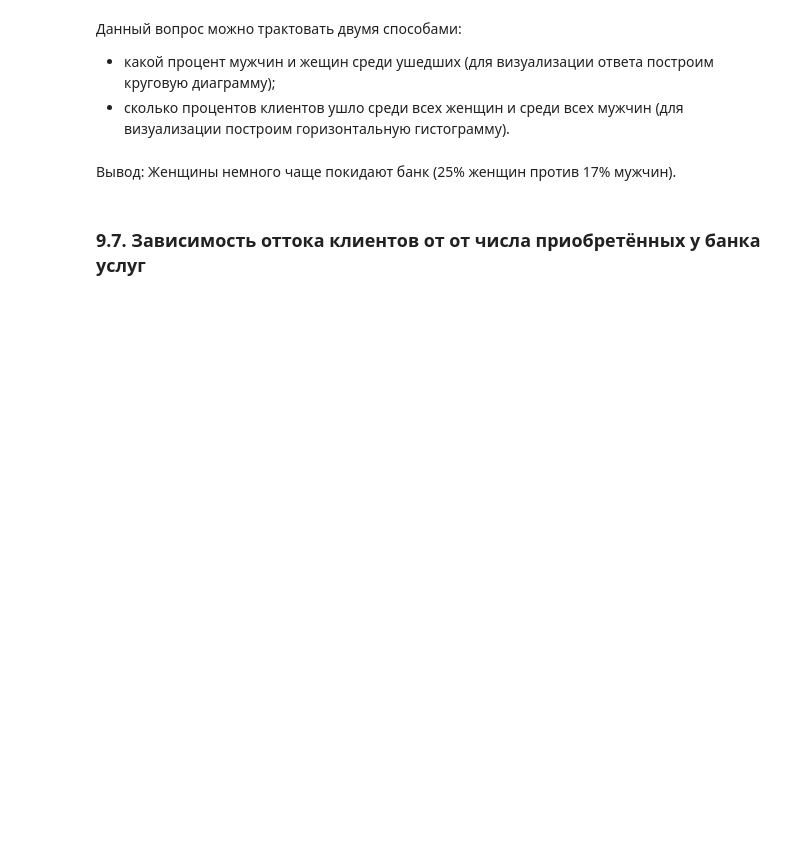
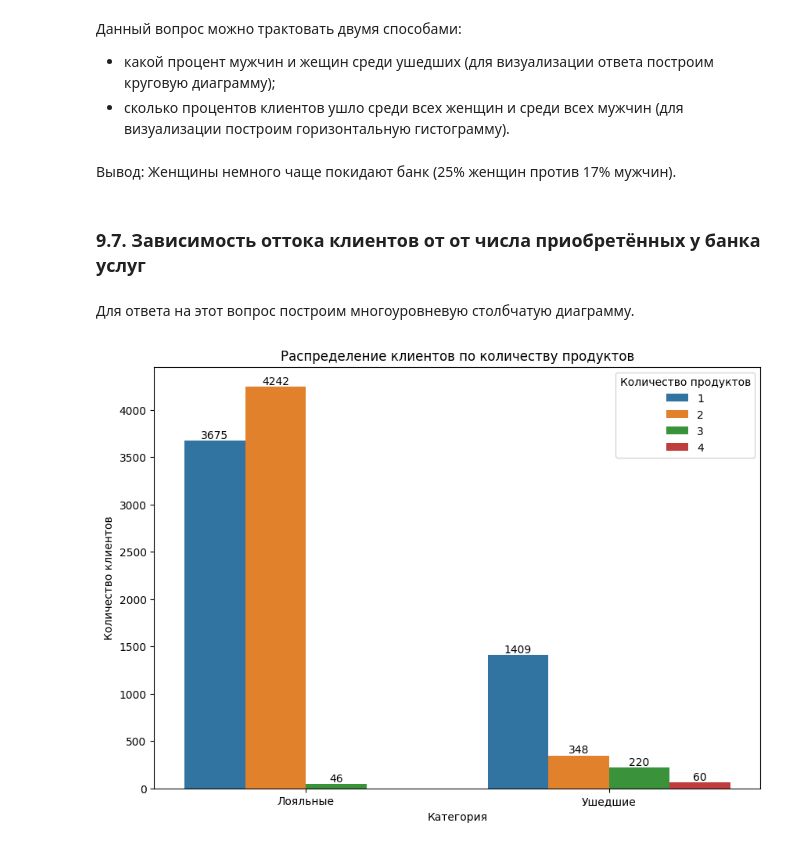
Before and after one commit to SudarickovIlya/DataCleaningProject, a Jupyter notebook: HW-2/HW-2.ipynb, the cells around one changed output. Drawn from its saved outputs; the diff is of its cells as text; code cells hidden in the pictures; blank space fills up the shorter version.

```diff
--- a/HW-2/HW-2.ipynb
+++ b/HW-2/HW-2.ipynb
@@ -232,3 +233,26 @@ fig.write_html('files to share/9.6.hist.html')
 Вывод: Женщины немного чаще покидают банк (25% женщин против 17% мужчин).
 # %% [markdown]
 ### 9.7. Зависимость оттока клиентов от от числа приобретённых у банка услуг
+# %% [markdown]
+Для ответа на этот вопрос построим многоуровневую столбчатую диаграмму.
+# %%
+hist_data = churn_data.groupby(['Exited','NumOfProducts'], as_index=False)['Clients'].count()
+
+fig = plt.figure(figsize=(10, 7))
+
+barplot = sns.barplot(
+    data=hist_data,
+    x=hist_data['Exited'].map({1:'Ушедшие', 0:'Лояльные'}),
+    y='Clients',
+    hue='NumOfProducts'
+)
+
+barplot.set_title('Распределение клиентов по количеству продуктов')
+barplot.set_xlabel('Категория')
+barplot.set_ylabel('Количество клиентов')
+barplot.legend(title="Количество продуктов")
+
+for i in barplot.containers:
+    barplot.bar_label(i,)
+# %% [output]
+[figure, added]
```
Also changed, not shown: parts of 19 cells of this notebook, 8 other files.
